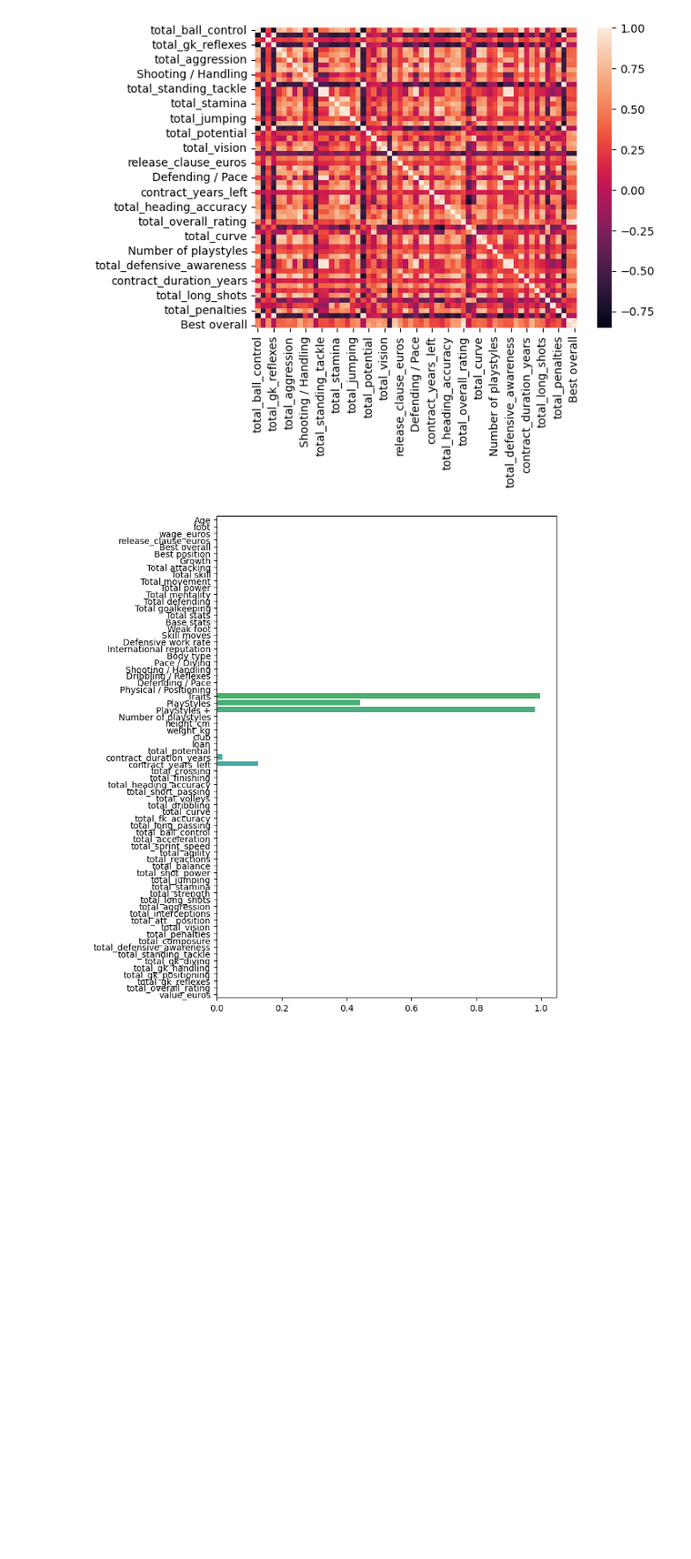
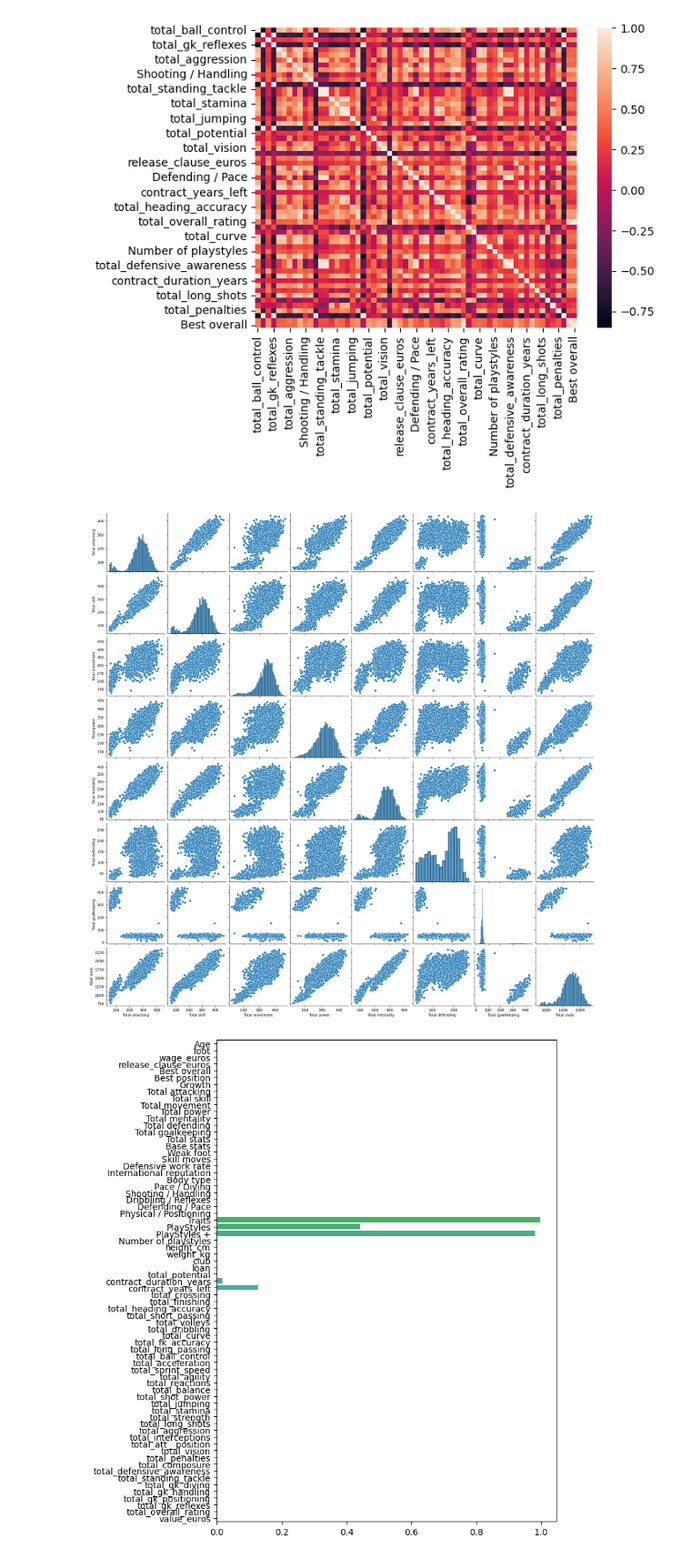
Before and after one commit to aladelca/enterprise_data_science, a Jupyter notebook: train/training.ipynb, the cells around one changed output. Shown at 91% size. Cells and saved outputs as stored; diff of their text form; code cells hidden in the pictures; blank space fills up the shorter version.

```diff
--- a/train/training.ipynb
+++ b/train/training.ipynb
@@ -329,6 +327,18 @@ sns.heatmap(train[NUM_VARIABLES].corr())
 plt.show()
 # %% [output]
 [figure]
+# %%
+sns.pairplot(train[['Total attacking',
+    'Total skill',
+    'Total movement',
+    'Total power',
+    'Total mentality',
+    'Total defending',
+    'Total goalkeeping',
+    'Total stats']])
+plt.show()
+# %% [output]
+[figure, added]
 # %%
 plt.figure(figsize = (7,10))
 sns.barplot(x = train.isna().mean().values, y = train.isna().mean().index)
```
Also changed, not shown: parts of 2 cells of this notebook.
